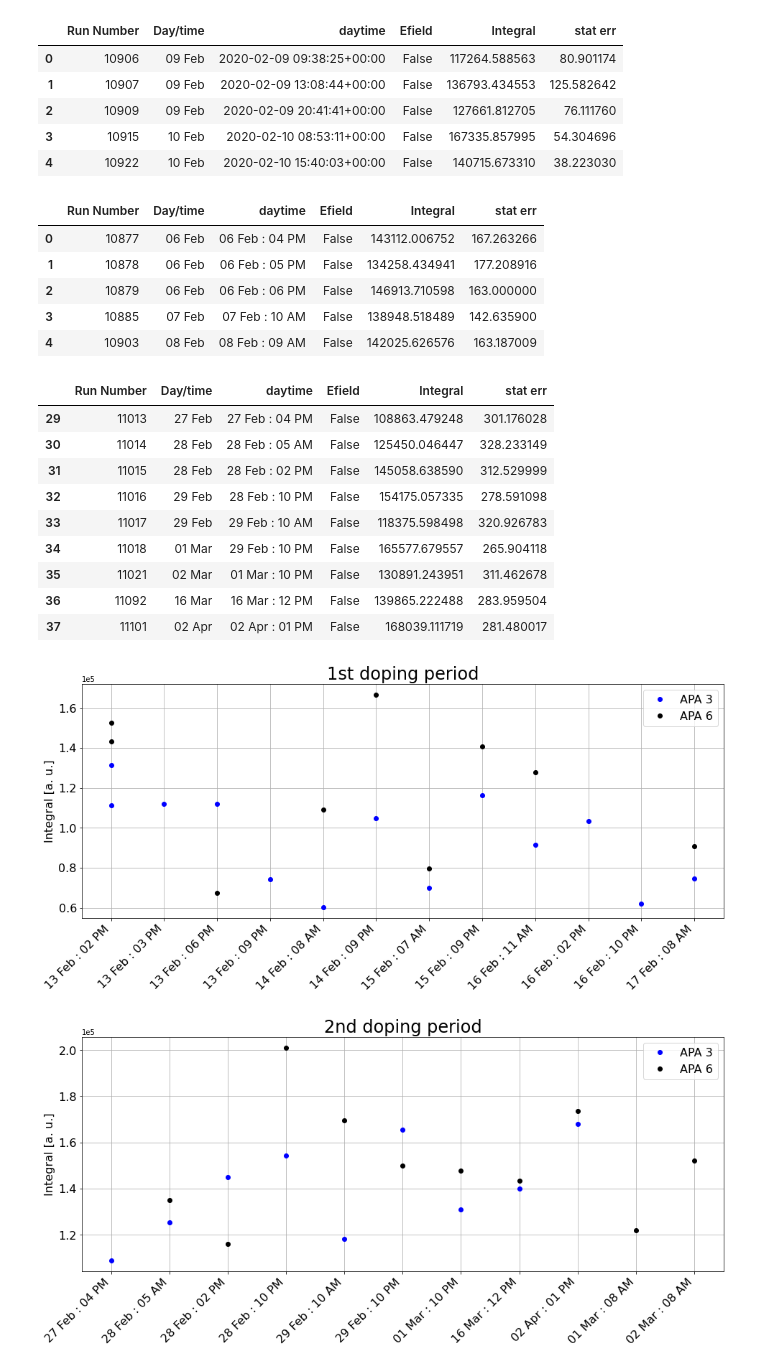
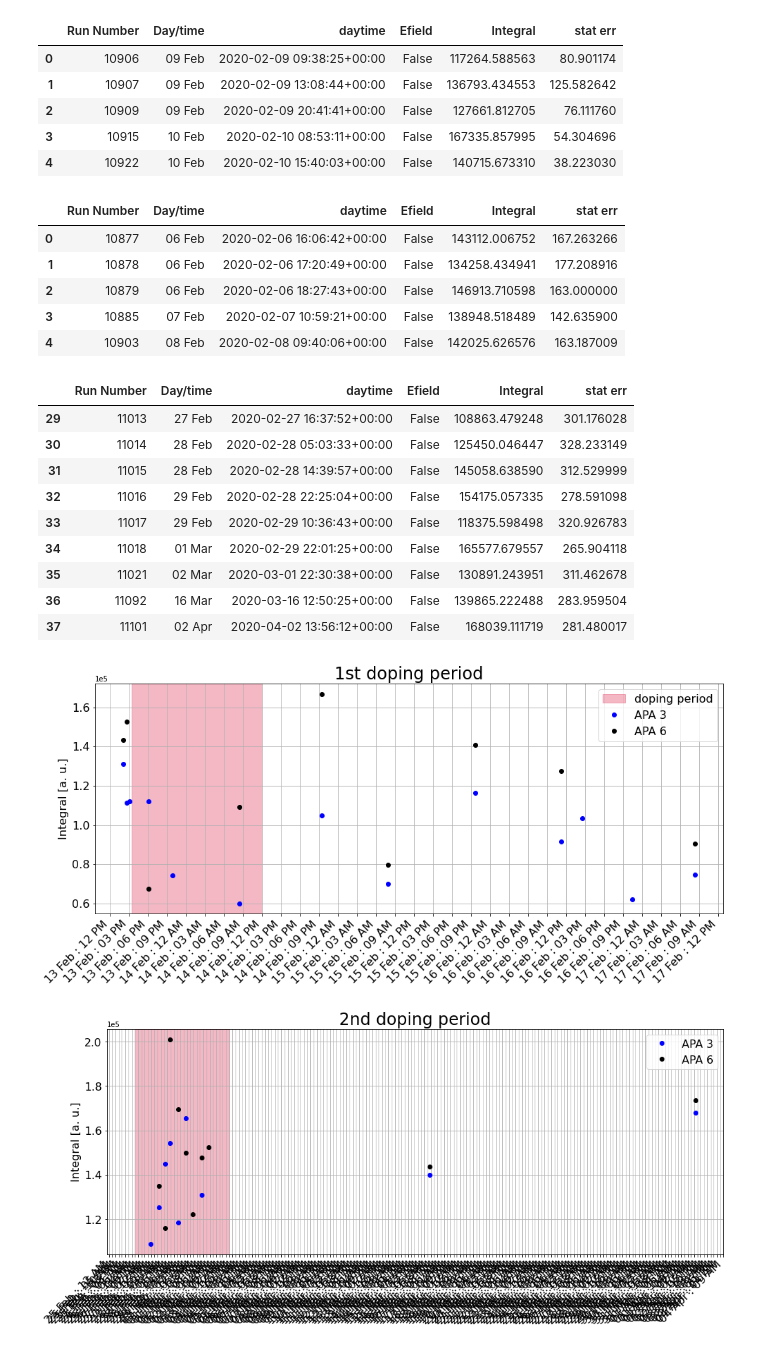
Before and after one commit to stbordoni/Arapuca, a Jupyter notebook: doDopingPeriodPlots.ipynb, the cells around one changed output. Drawn from its saved outputs; the diff is of its cells as text; code cells hidden in the pictures.

Commit message:
restyle of some plots

```diff
--- a/doDopingPeriodPlots.ipynb
+++ b/doDopingPeriodPlots.ipynb
@@ -149,26 +151,26 @@ df_apa6.head()
 | 4 | 10922 | 10 Feb | 2020-02-10 15:40:03+00:00 | False | 140715.673310 | 38.223030 |
 # %%
 df_apa6['daytime'] = pd.to_datetime(df_apa6['daytime'], format='%d/%m/%Y')
-df_apa6['daytime'] = df_apa6['daytime'].dt.strftime('%d %b : %I %p')
+#df_apa6['daytime'] = df_apa6['daytime'].dt.strftime('%d %b : %I %p')
 df_apa6.head()
 
 df_apa3['daytime'] = pd.to_datetime(df_apa3['daytime'], format='%d/%m/%Y')
-df_apa3['daytime'] = df_apa3['daytime'].dt.strftime('%d %b : %I %p')
+#df_apa3['daytime'] = df_apa3['daytime'].dt.strftime('%d %b : %I %p')
 df_apa3.head()
 # %% [output]
 |  | Run Number | Day/time | daytime | Efield | Integral | stat err |
-| 0 | 10877 | 06 Feb | 06 Feb : 04 PM | False | 143112.006752 | 167.263266 |
-| 1 | 10878 | 06 Feb | 06 Feb : 05 PM | False | 134258.434941 | 177.208916 |
-| 2 | 10879 | 06 Feb | 06 Feb : 06 PM | False | 146913.710598 | 163.000000 |
-| 3 | 10885 | 07 Feb | 07 Feb : 10 AM | False | 138948.518489 | 142.635900 |
-| 4 | 10903 | 08 Feb | 08 Feb : 09 AM | False | 142025.626576 | 163.187009 |
+| 0 | 10877 | 06 Feb | 2020-02-06 16:06:42+00:00 | False | 143112.006752 | 167.263266 |
+| 1 | 10878 | 06 Feb | 2020-02-06 17:20:49+00:00 | False | 134258.434941 | 177.208916 |
+| 2 | 10879 | 06 Feb | 2020-02-06 18:27:43+00:00 | False | 146913.710598 | 163.000000 |
+| 3 | 10885 | 07 Feb | 2020-02-07 10:59:21+00:00 | False | 138948.518489 | 142.635900 |
+| 4 | 10903 | 08 Feb | 2020-02-08 09:40:06+00:00 | False | 142025.626576 | 163.187009 |
 # %%
 #define doping periods and corresponding df
 df_apa3_pre = df_apa3.loc[(df_apa3['Run Number'] < 10943)]
-df_apa3_dop_1 = df_apa3.loc[(df_apa3['Run Number'] >= 10943) & (df_apa3['Run Number'] < 10961) ]
-df_apa3_dop_2 = df_apa3.loc[(df_apa3['Run Number'] >= 11008) & (df_apa3['Run Number'] < 11102) ]
-df_apa3_dop_3 = df_apa3.loc[(df_apa3['Run Number'] >= 11102) & (df_apa3['Run Number'] < 11144) ]
-df_apa3_dop_4 = df_apa3.loc[(df_apa3['Run Number'] >= 11145) & (df_apa3['Run Number'] < 11245) ]
+df_apa3_dop_1 = df_apa3.loc[(df_apa3['Run Number'] >= 10943) & (df_apa3['Run Number'] <= 11008) ]
+df_apa3_dop_2 = df_apa3.loc[(df_apa3['Run Number'] >= 11009) & (df_apa3['Run Number'] <= 11101) ]
+df_apa3_dop_3 = df_apa3.loc[(df_apa3['Run Number'] >= 11102) & (df_apa3['Run Number'] <= 11143) ]
+df_apa3_dop_4 = df_apa3.loc[(df_apa3['Run Number'] >= 11145) & (df_apa3['Run Number'] <= 11244) ]
 df_apa3_dop_5 = df_apa3.loc[(df_apa3['Run Number'] >= 11245) ]
 
 
@@ -176,24 +178,24 @@ df_apa3_dop_5 = df_apa3.loc[(df_apa3['Run Number'] >= 11245) ]
 
 #define doping periods and corresponding df
 df_apa6_pre = df_apa6.loc[(df_apa6['Run Number'] < 10943)]
-df_apa6_dop_1 = df_apa6.loc[(df_apa6['Run Number'] >= 10943) & (df_apa6['Run Number'] < 10961) ]
-df_apa6_dop_2 = df_apa6.loc[(df_apa6['Run Number'] >= 11008) & (df_apa6['Run Number'] < 11102) ]
-df_apa6_dop_3 = df_apa6.loc[(df_apa6['Run Number'] >= 11102) & (df_apa6['Run Number'] < 11144) ]
-df_apa6_dop_4 = df_apa6.loc[(df_apa6['Run Number'] >= 11145) & (df_apa6['Run Number'] < 11245) ]
+df_apa6_dop_1 = df_apa6.loc[(df_apa6['Run Number'] >= 10943) & (df_apa6['Run Number'] <= 11008) ]
+df_apa6_dop_2 = df_apa6.loc[(df_apa6['Run Number'] >= 11008) & (df_apa6['Run Number'] <= 11101) ]
+df_apa6_dop_3 = df_apa6.loc[(df_apa6['Run Number'] >= 11102) & (df_apa6['Run Number'] <= 11143) ]
+df_apa6_dop_4 = df_apa6.loc[(df_apa6['Run Number'] >= 11145) & (df_apa6['Run Number'] <= 11244) ]
 df_apa6_dop_5 = df_apa6.loc[(df_apa6['Run Number'] >= 11245) ]
 # %%
 df_apa3_dop_2
 # %% [output]
 |  | Run Number | Day/time | daytime | Efield | Integral | stat err |
-| 29 | 11013 | 27 Feb | 27 Feb : 04 PM | False | 108863.479248 | 301.176028 |
-| 30 | 11014 | 28 Feb | 28 Feb : 05 AM | False | 125450.046447 | 328.233149 |
-| 31 | 11015 | 28 Feb | 28 Feb : 02 PM | False | 145058.638590 | 312.529999 |
-| 32 | 11016 | 29 Feb | 28 Feb : 10 PM | False | 154175.057335 | 278.591098 |
-| 33 | 11017 | 29 Feb | 29 Feb : 10 AM | False | 118375.598498 | 320.926783 |
-| 34 | 11018 | 01 Mar | 29 Feb : 10 PM | False | 165577.679557 | 265.904118 |
-| 35 | 11021 | 02 Mar | 01 Mar : 10 PM | False | 130891.243951 | 311.462678 |
-| 36 | 11092 | 16 Mar | 16 Mar : 12 PM | False | 139865.222488 | 283.959504 |
-| 37 | 11101 | 02 Apr | 02 Apr : 01 PM | False | 168039.111719 | 281.480017 |
+| 29 | 11013 | 27 Feb | 2020-02-27 16:37:52+00:00 | False | 108863.479248 | 301.176028 |
+| 30 | 11014 | 28 Feb | 2020-02-28 05:03:33+00:00 | False | 125450.046447 | 328.233149 |
+| 31 | 11015 | 28 Feb | 2020-02-28 14:39:57+00:00 | False | 145058.638590 | 312.529999 |
+| 32 | 11016 | 29 Feb | 2020-02-28 22:25:04+00:00 | False | 154175.057335 | 278.591098 |
+| 33 | 11017 | 29 Feb | 2020-02-29 10:36:43+00:00 | False | 118375.598498 | 320.926783 |
+| 34 | 11018 | 01 Mar | 2020-02-29 22:01:25+00:00 | False | 165577.679557 | 265.904118 |
+| 35 | 11021 | 02 Mar | 2020-03-01 22:30:38+00:00 | False | 130891.243951 | 311.462678 |
+| 36 | 11092 | 16 Mar | 2020-03-16 12:50:25+00:00 | False | 139865.222488 | 283.959504 |
+| 37 | 11101 | 02 Apr | 2020-04-02 13:56:12+00:00 | False | 168039.111719 | 281.480017 |
 # %%
 ############################################################
 #                           DOPING 1
@@ -207,10 +209,18 @@ plt.errorbar(x=df_apa3_dop_1['daytime'], y=df_apa3_dop_1['Integral'], fmt='o', c
 plt.errorbar(x=df_apa6_dop_1['daytime'], y=df_apa6_dop_1['Integral'], fmt='o', color='black', ecolor='lightgray', elinewidth=3, capsize=0, label = 'APA 6')
 
 
+ax = plt.axes()
+ax.xaxis.set_major_formatter(mdates.DateFormatter('%d %b : %I %p'))
+ax.xaxis.set_major_locator(mdates.HourLocator(interval=3))   #to get a tick every 15 minutes
+
+
 plt.ylabel('Integral [a. u.]', fontsize=16)
 plt.ticklabel_format(axis='y', style="sci", scilimits=(0,0))
 plt.xticks(rotation=45, fontsize=16, horizontalalignment="right")
 plt.yticks(fontsize=16)
+
+plt.axvspan(datestr2num('13 Feb 3:30pm'), datestr2num('14 Feb 12:00pm '),    label="doping period", color="crimson", alpha=0.3)
+
 
 plt.legend(fontsize=16)
 
@@ -219,32 +229,38 @@ plt.show()
 
 fig.savefig('./Integral_1stdop.pdf')
 # %% [output]
-[figure, old version]
+[figure, new version]
 # %%
 ############################################################
 #                           DOPING 2
 ############################################################
 
 
 fig = plt.figure(figsize=(16,6))
 
 plt.title('2nd doping period', fontsize=24)
 plt.errorbar(x=df_apa3_dop_2['daytime'], y=df_apa3_dop_2['Integral'], fmt='o', color='blue', ecolor='lightgray', elinewidth=3, capsize=0, label = 'APA 3')
 plt.errorbar(x=df_apa6_dop_2['daytime'], y=df_apa6_dop_2['Integral'], fmt='o', color='black', ecolor='lightgray', elinewidth=3, capsize=0, label = 'APA 6')
 
+ax = plt.axes()
+ax.xaxis.set_major_formatter(mdates.DateFormatter('%d %b : %I %p'))
+ax.xaxis.set_major_locator(mdates.HourLocator(interval=5))   #to get a tick every 3 Hours
+
+plt.axvspan(datestr2num('26 Feb 4:00pm'), datestr2num('3 March 5:00 pm'),   color="crimson", alpha=0.3)
+
 
 plt.ylabel('Integral [a. u.]', fontsize=16)
 plt.ticklabel_format(axis='y', style="sci", scilimits=(0,0))
 plt.xticks(rotation=45, fontsize=16, horizontalalignment="right")
 plt.yticks(fontsize=16)
 
 plt.legend(fontsize=16)
 
 plt.grid()
 
 fig.savefig('./Integral_2nddop.pdf')
 # %% [output]
-[figure, old version]
+[figure, new version]
 # %%
 ############################################################
 #                           DOPING 3
```
Also changed, not shown: parts of 4 cells of this notebook, 1 other file.
